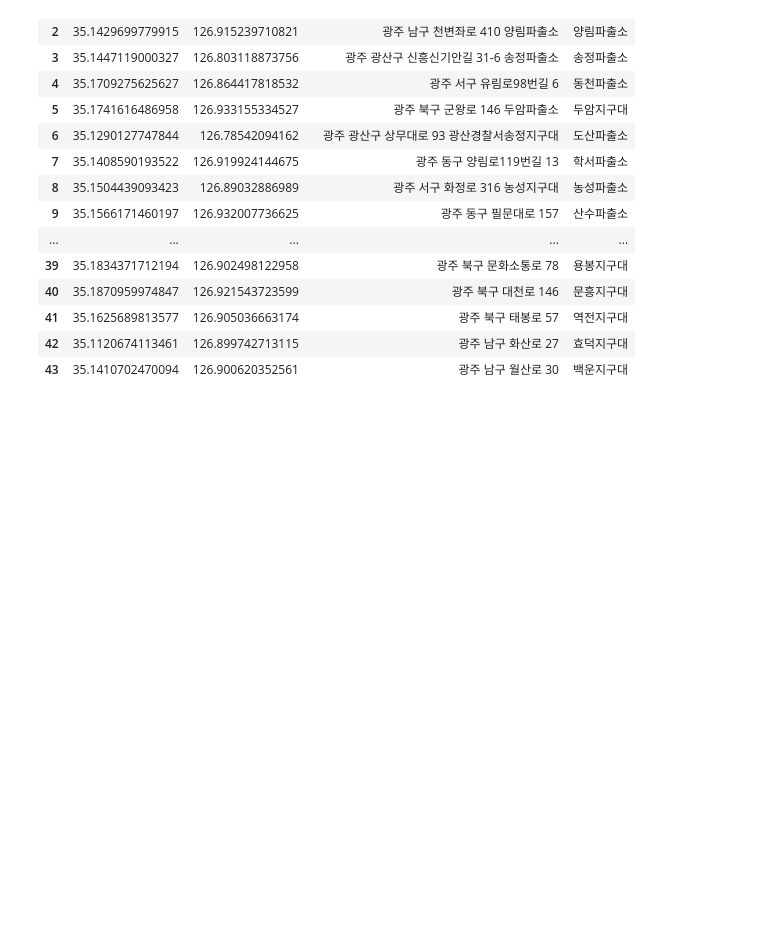
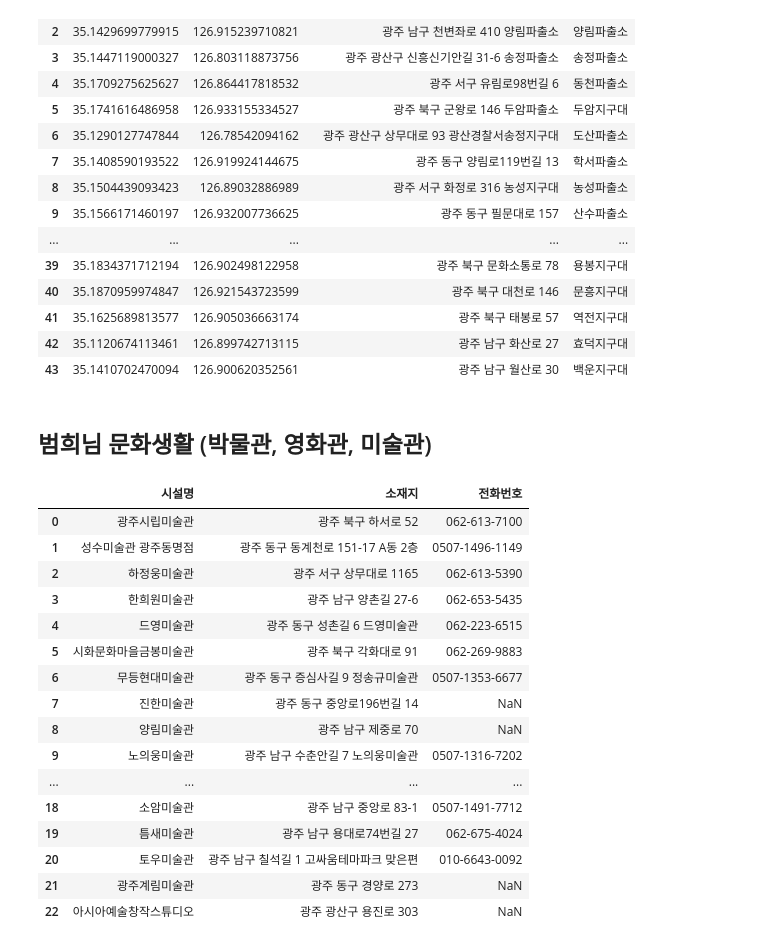
Before and after one commit to injoon2019/GJAI_Hackathon, a Jupyter notebook: 데이터 처리 코드/치안정보.ipynb, the cells around one changed output. Cells and saved outputs as stored; diff of their text form; code cells hidden in the pictures; blank space fills up the shorter version.

```diff
--- a/데이터 처리 코드/치안정보.ipynb
+++ b/데이터 처리 코드/치안정보.ipynb
@@ -374,3 +374,30 @@ police_lat_long_df
 | 41 | 35.1625689813577 | 126.905036663174 | 광주 북구 태봉로 57 | 역전지구대 |
 | 42 | 35.1120674113461 | 126.899742713115 | 광주 남구 화산로 27 | 효덕지구대 |
 | 43 | 35.1410702470094 | 126.900620352561 | 광주 남구 월산로 30 | 백운지구대 |
+# %% [markdown]
+## 범희님 문화생활 (박물관, 영화관, 미술관)
+# %%
+museum  = pd.read_csv(r"C:\Users\injoo\광주 인공지능 사관학교\웜업 프로젝트\해커톤\Dataset\박물관.csv", encoding="cp949")
+museum
+theater  = pd.read_csv(r"C:\Users\injoo\광주 인공지능 사관학교\웜업 프로젝트\해커톤\Dataset\영화관.csv", encoding="cp949")
+theater
+gallery  = pd.read_csv(r"C:\Users\injoo\광주 인공지능 사관학교\웜업 프로젝트\해커톤\Dataset\미술관.csv", encoding="cp949")
+gallery
+# %% [output]
+|  | 시설명 | 소재지 | 전화번호 |
+| 0 | 광주시립미술관 | 광주 북구 하서로 52 | 062-613-7100 |
+| 1 | 성수미술관 광주동명점 | 광주 동구 동계천로 151-17 A동 2층 | 0507-1496-1149 |
+| 2 | 하정웅미술관 | 광주 서구 상무대로 1165 | 062-613-5390 |
+| 3 | 한희원미술관 | 광주 남구 양촌길 27-6 | 062-653-5435 |
+| 4 | 드영미술관 | 광주 동구 성촌길 6 드영미술관 | 062-223-6515 |
+| 5 | 시화문화마을금봉미술관 | 광주 북구 각화대로 91 | 062-269-9883 |
+| 6 | 무등현대미술관 | 광주 동구 증심사길 9 정송규미술관 | 0507-1353-6677 |
+| 7 | 진한미술관 | 광주 동구 중앙로196번길 14 | NaN |
+| 8 | 양림미술관 | 광주 남구 제중로 70 | NaN |
+| 9 | 노의웅미술관 | 광주 남구 수춘안길 7 노의웅미술관 | 0507-1316-7202 |
+| ... | ... | ... | ... |
+| 18 | 소암미술관 | 광주 남구 중앙로 83-1 | 0507-1491-7712 |
+| 19 | 틈새미술관 | 광주 남구 용대로74번길 27 | 062-675-4024 |
+| 20 | 토우미술관 | 광주 남구 칠석길 1 고싸움테마파크 맞은편 | 010-6643-0092 |
+| 21 | 광주계림미술관 | 광주 동구 경양로 273 | NaN |
+| 22 | 아시아예술창작스튜디오 | 광주 광산구 용진로 303 | NaN |
```
Also changed, not shown: parts of 9 cells of this notebook, 3 other files.
